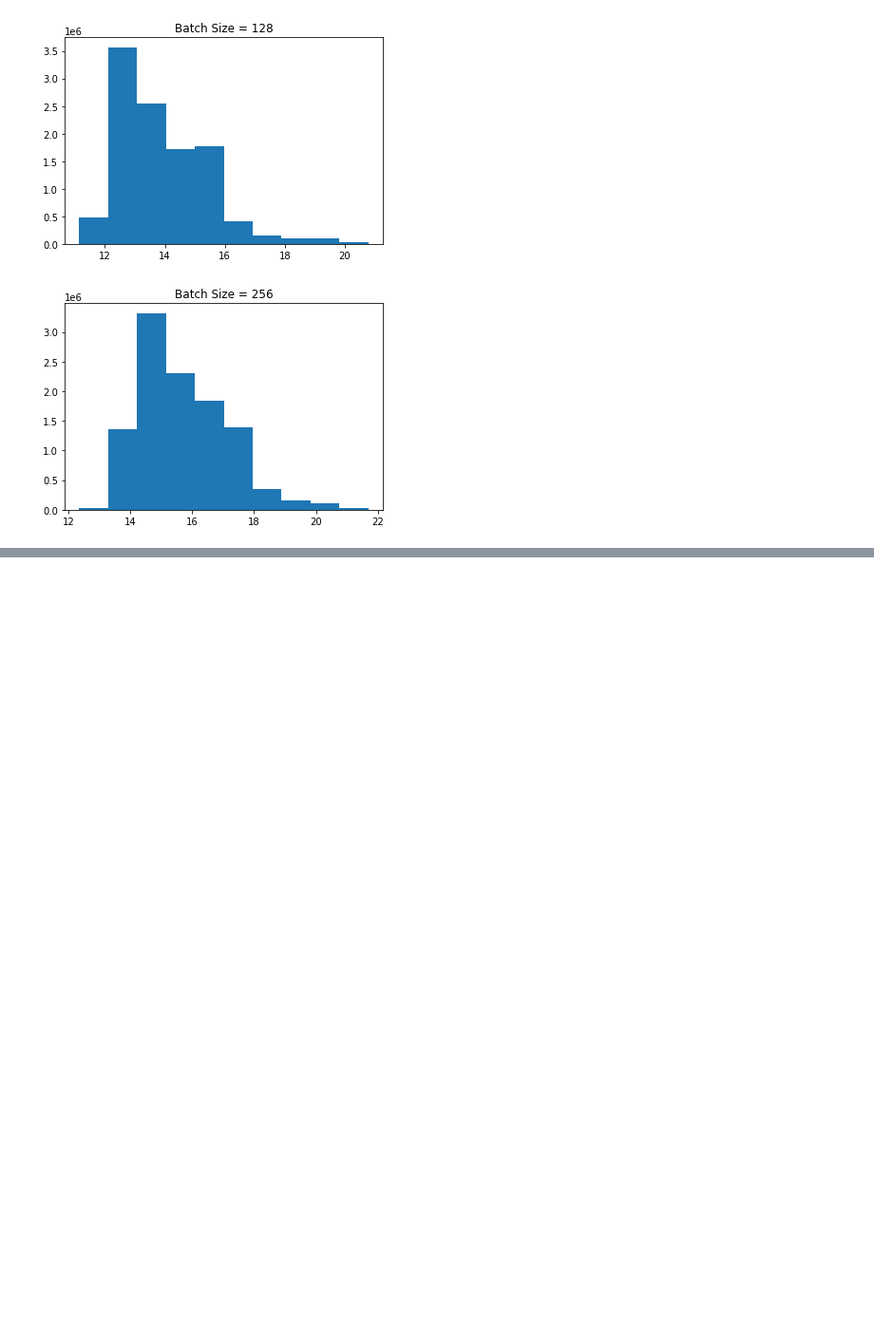
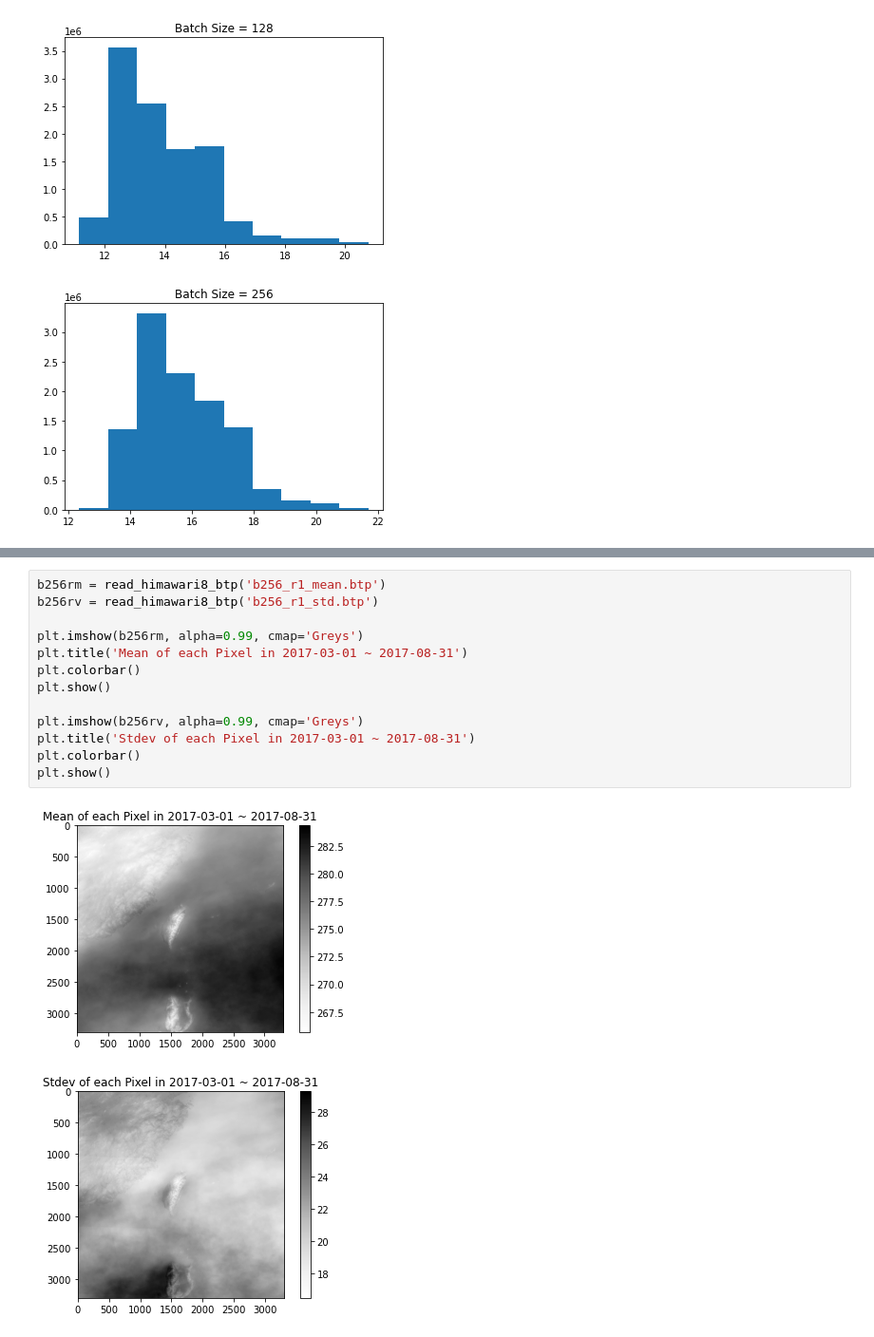
Before and after one commit to tingsyo/course_2020Q3_representation_learning, a Jupyter notebook: workspace/check_randomize_20170601.ipynb, the cells around one changed output, grey strips where cells are left out. Shown: that part at 95% size. Saved outputs shown, nothing was run; the diff lists cells and outputs as text; blank space fills up the shorter version.

```diff
--- a/workspace/check_randomize_20170601.ipynb
+++ b/workspace/check_randomize_20170601.ipynb
@@ -172,0 +214,16 @@ plt.show()
+# %%
+b256rm = read_himawari8_btp('b256_r1_mean.btp')
+b256rv = read_himawari8_btp('b256_r1_std.btp')
+
+plt.imshow(b256rm, alpha=0.99, cmap='Greys')
+plt.title('Mean of each Pixel in 2017-03-01 ~ 2017-08-31')
+plt.colorbar()
+plt.show()
+
+plt.imshow(b256rv, alpha=0.99, cmap='Greys')
+plt.title('Stdev of each Pixel in 2017-03-01 ~ 2017-08-31')
+plt.colorbar()
+plt.show()
+# %% [output]
+[figure, added]
+[figure, added]
```
Also changed, not shown: parts of 10 cells of this notebook, 1 other file.
